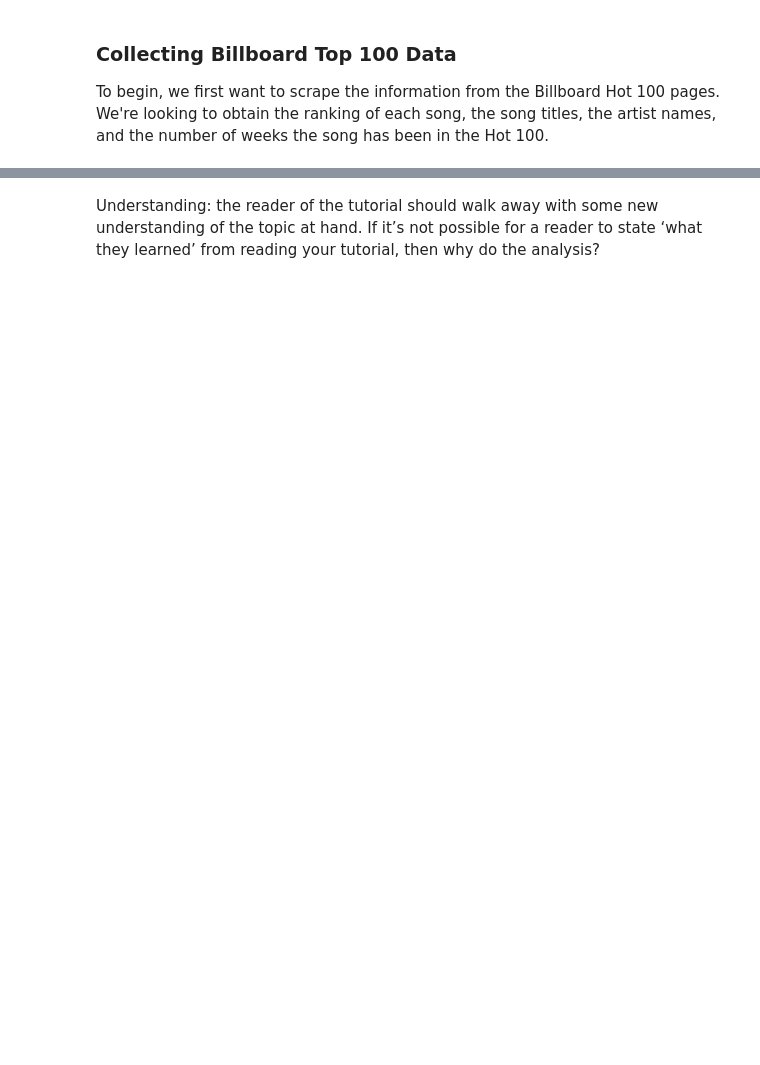
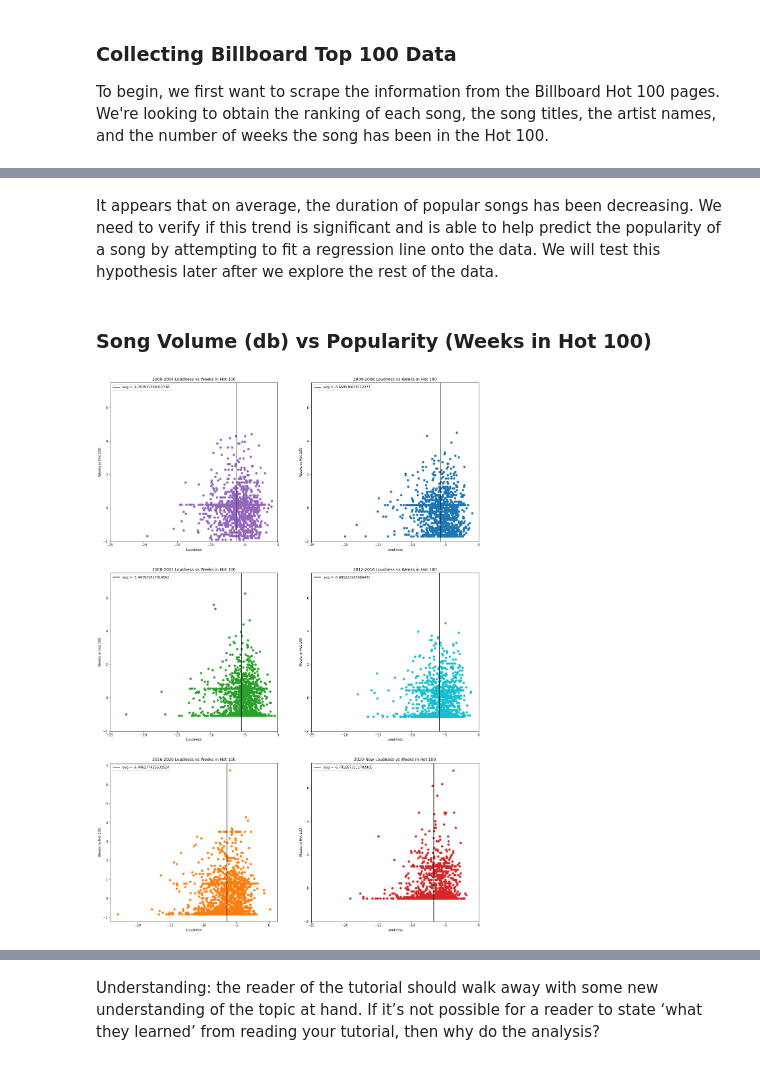
Before and after one commit to Mabanta/Mabanta.github.io, a Jupyter notebook: final.ipynb, the cells around one changed output, grey strips where cells are left out. Drawn from its saved outputs; the diff is of its cells as text; code cells hidden in the pictures; blank space fills up the shorter version.

```diff
--- a/final.ipynb
+++ b/final.ipynb
@@ -241,0 +478,70 @@ Phase 5: Communication of Insights Attained
+# %% [markdown]
+It appears that on average, the duration of popular songs has been decreasing. We need to verify if this trend is significant and is able to help predict the popularity of a song by attempting to fit a regression line onto the data. We will test this hypothesis later after we explore the rest of the data.
+# %% [markdown]
+
+### Song Volume (db) vs Popularity (Weeks in Hot 100)
+# %%
+# Create scatter plots
+fig3, ax3 = plt.subplots(3, 2, figsize = (20, 30))
+
+ax3[0, 0].scatter(df_00_04['Loudness'], df_00_04['Standardized_Weeks'], color = 'tab:purple')
+avg_db_00_04 = df_00_04['Loudness'].mean()
+ax3[0, 0].axvline(x=avg_db_00_04, color='k', label='avg = ' + str(avg_db_00_04))
+ax3[0, 0].legend()
+ax3[0, 0].set_xlabel("Loudness")
+ax3[0, 0].set_ylabel("Weeks in Hot 100")
+ax3[0, 0].set_xlim(-25, 0)
+ax3[0, 0].set_ylim(-2, 7.5)
+ax3[0, 0].set_title("2000-2004 Loudness vs Weeks in Hot 100")
+
+ax3[0, 1].scatter(df_04_08['Loudness'], df_04_08['Standardized_Weeks'], color = 'tab:blue')
+avg_db_04_08 = df_04_08['Loudness'].mean()
+ax3[0, 1].axvline(x=avg_db_04_08, color='k', label='avg = ' + str(avg_db_04_08))
+ax3[0, 1].legend()
+ax3[0, 1].set_xlabel("Loudness")
+ax3[0, 1].set_ylabel("Weeks in Hot 100")
+ax3[0, 1].set_xlim(-25, 0)
+ax3[0, 1].set_ylim(-2, 7.5)
+ax3[0, 1].set_title("2004-2008 Loudness vs Weeks in Hot 100")
+
+ax3[1, 0].scatter(df_08_12['Loudness'], df_08_12['Standardized_Weeks'], color = 'tab:green')
+avg_db_08_12 = df_08_12['Loudness'].mean()
+ax3[1, 0].axvline(x=avg_db_08_12, color='k', label='avg = ' + str(avg_db_08_12))
+ax3[1, 0].legend()
+ax3[1, 0].set_xlabel("Loudness")
+ax3[1, 0].set_ylabel("Weeks in Hot 100")
+ax3[1, 0].set_xlim(-25, 0)
+ax3[1, 0].set_ylim(-2, 7.5)
+ax3[1, 0].set_title("2008-2012 Loudness vs Weeks in Hot 100")
+
+ax3[1, 1].scatter(df_12_16['Loudness'], df_12_16['Standardized_Weeks'], color = 'tab:cyan')
+avg_db_12_16 = df_12_16['Loudness'].mean()
+ax3[1, 1].axvline(x=avg_db_12_16, color='k', label='avg = ' + str(avg_db_12_16))
+ax3[1, 1].legend()
+ax3[1, 1].set_xlabel("Loudness")
+ax3[1, 1].set_ylabel("Weeks in Hot 100")
+ax3[1, 1].set_xlim(-25, 0)
+ax3[1, 1].set_ylim(-2, 7.5)
+ax3[1, 1].set_title("2012-2016 Loudness vs Weeks in Hot 100")
+
+ax3[2, 0].scatter(df_16_20['Loudness'], df_16_20['Standardized_Weeks'], color = 'tab:orange')
+avg_db_16_20 = df_16_20['Loudness'].mean()
+ax3[2, 0].axvline(x=avg_db_16_20, color='k', label='avg = ' + str(avg_db_16_20))
+ax3[2, 0].legend()
+ax3[2, 0].set_xlabel("Loudness")
+ax3[2, 0].set_ylabel("Weeks in Hot 100")
+ax3[2, 0].set_title("2016-2020 Loudness vs Weeks in Hot 100")
+
+ax3[2, 1].scatter(df_20_22['Loudness'], df_20_22['Standardized_Weeks'], color = 'tab:red')
+avg_db_20_22 = df_20_22['Loudness'].mean()
+ax3[2, 1].axvline(x=avg_db_20_22, color='k', label='avg = ' + str(avg_db_20_22))
+ax3[2, 1].legend()
+ax3[2, 1].set_xlabel("Loudness")
+ax3[2, 1].set_ylabel("Weeks in Hot 100")
+ax3[2, 1].set_xlim(-25, 0)
+ax3[2, 1].set_ylim(-2, 7.5)
+ax3[2, 1].set_title("2020-Now Loudness vs Weeks in Hot 100")
+
+fig3.show()
+# %% [output]
+[figure, added]
```
Also changed, not shown: parts of 45 cells of this notebook, 1 other file.
